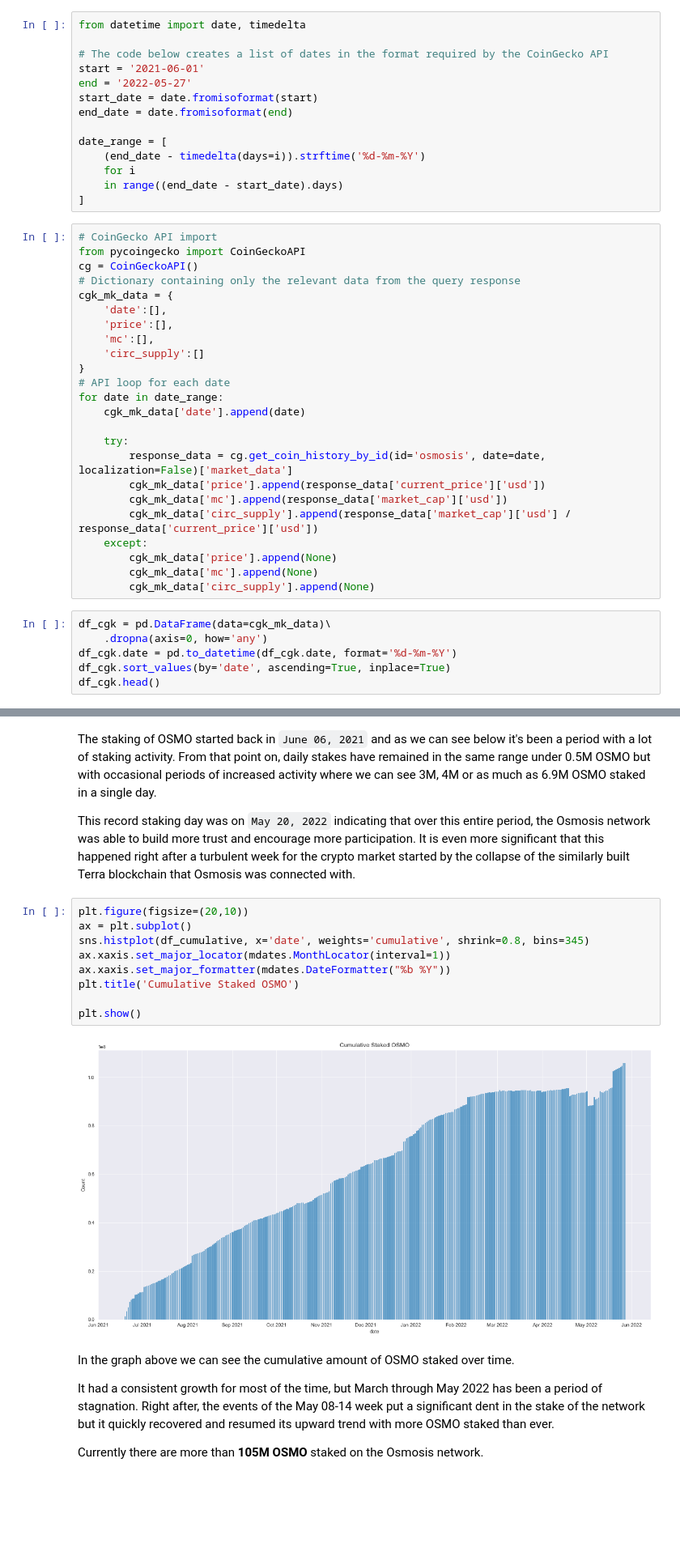
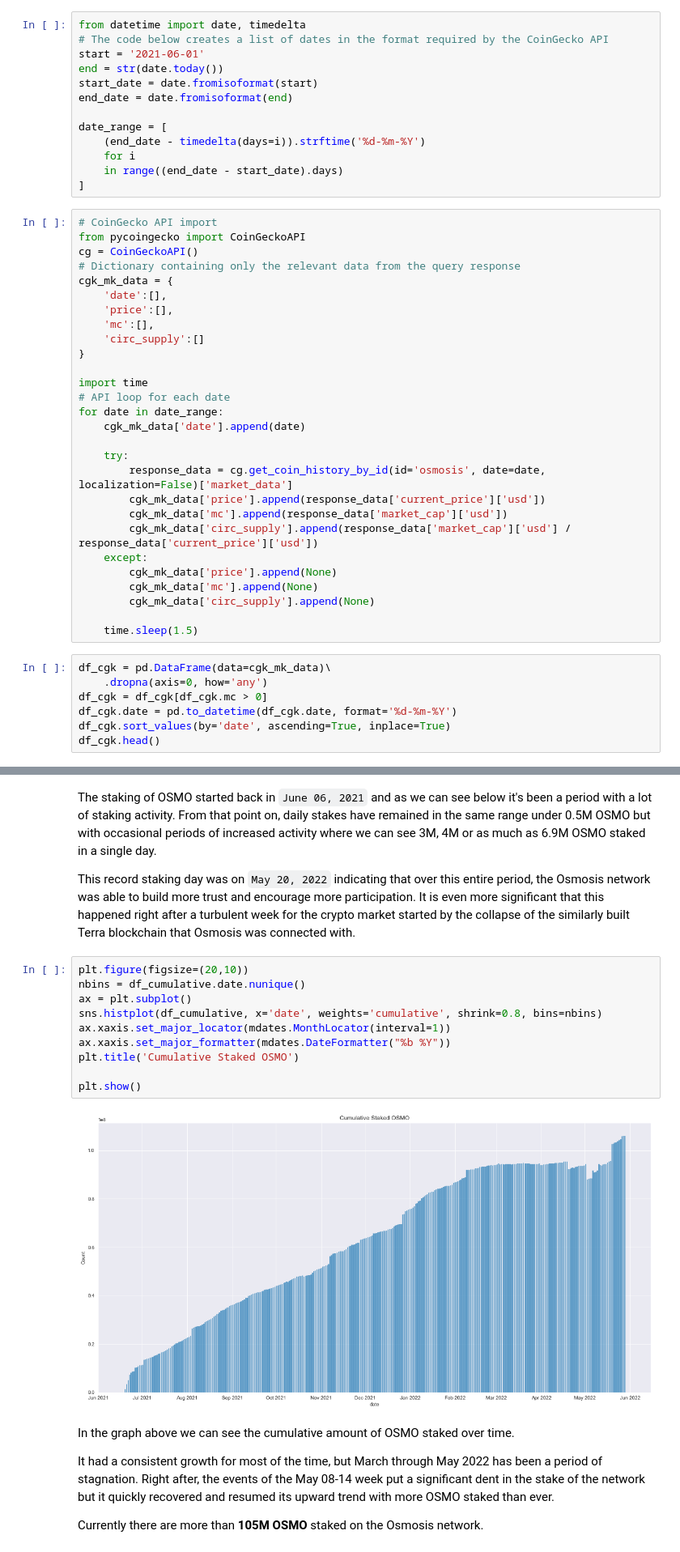
Before and after one commit to MeiLiing/flipside_bounties, a Jupyter notebook: osmosis_bounties/osmosis.ipynb, the cells around one changed output, grey strips where cells are left out. Shown at 81% size. Saved outputs shown, nothing was run; the diff lists cells and outputs as text; blank space fills up the shorter version.

```diff
--- a/osmosis_bounties/osmosis.ipynb
+++ b/osmosis_bounties/osmosis.ipynb
@@ -83,9 +83,8 @@ Through the [CoinGecko API](https://www.coingecko.com/en/api/documentation) we c
 # %%
 from datetime import date, timedelta
-
 # The code below creates a list of dates in the format required by the CoinGecko API
 start = '2021-06-01'
-end = '2022-05-27'
+end = str(date.today())
 start_date = date.fromisoformat(start)
 end_date = date.fromisoformat(end)
 
@@ -105,6 +104,8 @@ cgk_mk_data = {
     'mc':[],
     'circ_supply':[]
 }
+
+import time
 # API loop for each date
 for date in date_range:
     cgk_mk_data['date'].append(date)
@@ -118,9 +119,12 @@ for date in date_range:
         cgk_mk_data['price'].append(None)
         cgk_mk_data['mc'].append(None)
         cgk_mk_data['circ_supply'].append(None)
+
+    time.sleep(1.5)
 # %%
 df_cgk = pd.DataFrame(data=cgk_mk_data)\
     .dropna(axis=0, how='any')
+df_cgk = df_cgk[df_cgk.mc > 0]
 df_cgk.date = pd.to_datetime(df_cgk.date, format='%d-%m-%Y')
 df_cgk.sort_values(by='date', ascending=True, inplace=True)
 df_cgk.head()
@@ -209,15 +214,16 @@ The staking of OSMO started back in `June 06, 2021` and as we can see below it's
 This record staking day was on `May 20, 2022` indicating that over this entire period, the Osmosis network was able to build more trust and encourage more participation. It is even more significant that this happened right after a turbulent week for the crypto market started by the collapse of the similarly built Terra blockchain that Osmosis was connected with.
 # %%
 plt.figure(figsize=(20,10))
+nbins = df_cumulative.date.nunique()
 ax = plt.subplot()
-sns.histplot(df_cumulative, x='date', weights='cumulative', shrink=0.8, bins=345)
+sns.histplot(df_cumulative, x='date', weights='cumulative', shrink=0.8, bins=nbins)
 ax.xaxis.set_major_locator(mdates.MonthLocator(interval=1))
 ax.xaxis.set_major_formatter(mdates.DateFormatter("%b %Y"))
 plt.title('Cumulative Staked OSMO')
 
 plt.show()
 # %% [output]
-[figure, old version]
+[figure, new version]
 # %% [markdown]
 In the graph above we can see the cumulative amount of OSMO staked over time.
 
```
Also changed, not shown: parts of 8 cells of this notebook.
